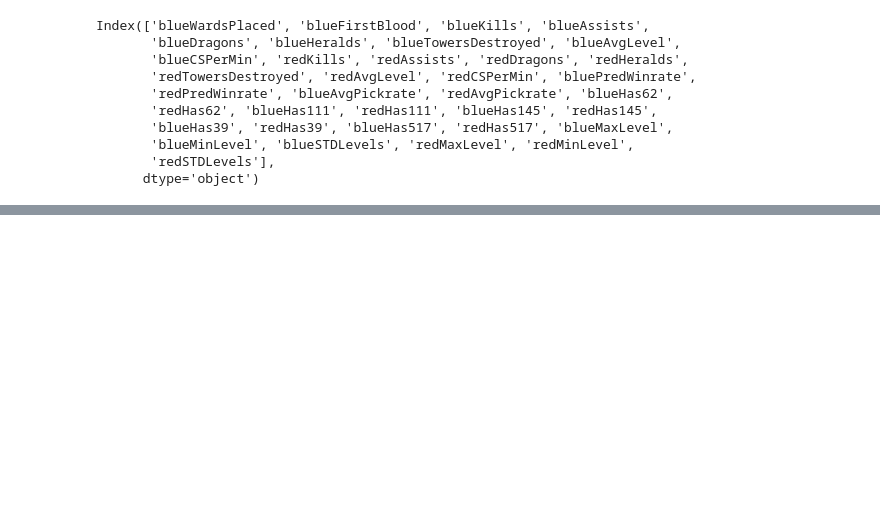
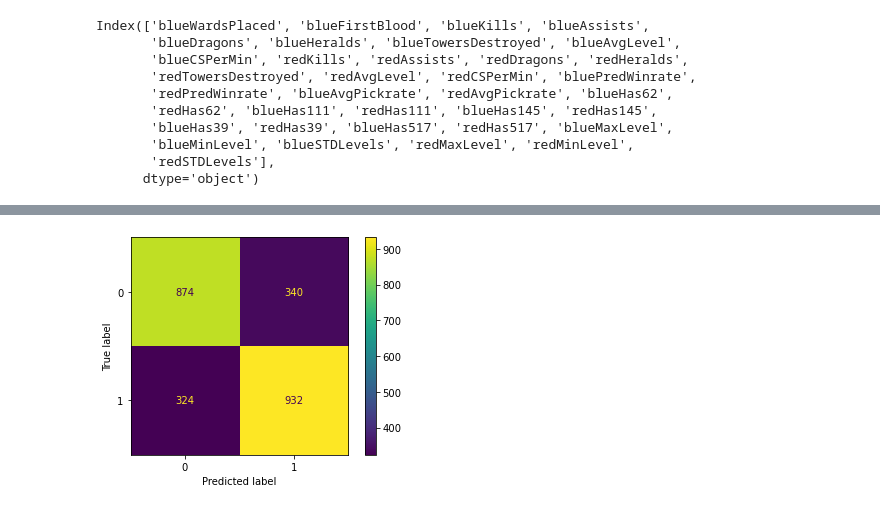
Before and after one commit to jnhoogstra/League_Predict, a Jupyter notebook: Notebooks/Individual/andre/modeling/limited_logreg.ipynb, the cells around one changed output, grey strips where cells are left out. Saved outputs shown, nothing was run; the diff lists cells and outputs as text; code cells hidden in the pictures; blank space fills up the shorter version.

```diff
--- a/Notebooks/Individual/andre/modeling/limited_logreg.ipynb
+++ b/Notebooks/Individual/andre/modeling/limited_logreg.ipynb
@@ -130,0 +125,5 @@ list(zip(X.columns, logreg.coef_[0]))
+# %%
+logreg = LogisticRegression(fit_intercept = False, solver = 'saga')
+# %%
+X_train = scaler.fit_transform(X_train)
+X_test = scaler.transform(X_test)
@@ -130,0 +136,4 @@ list(zip(X.columns, logreg.coef_[0]))
+# %%
+y_score = logreg.fit(X_train, y_train).decision_function(X_test)
+fpr, tpr, thresholds = roc_curve(y_test, y_score)
+auc_score = auc(fpr, tpr)
@@ -130,0 +152,4 @@ list(zip(X.columns, logreg.coef_[0]))
+# %%
+plot_confusion_matrix(logreg, X_test, y_test);
+# %% [output]
+[figure, added]
```
Also changed, not shown: parts of 16 cells of this notebook.
